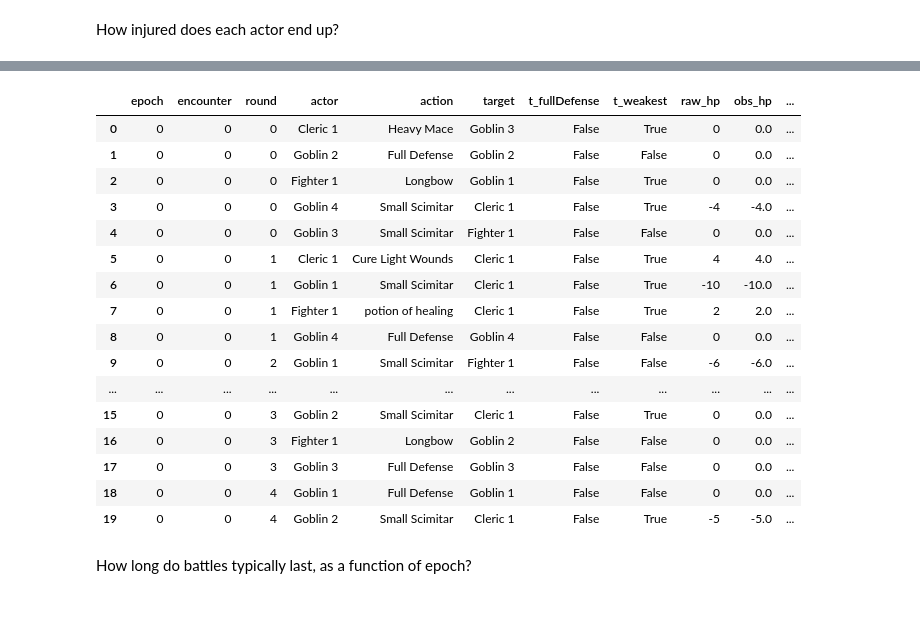
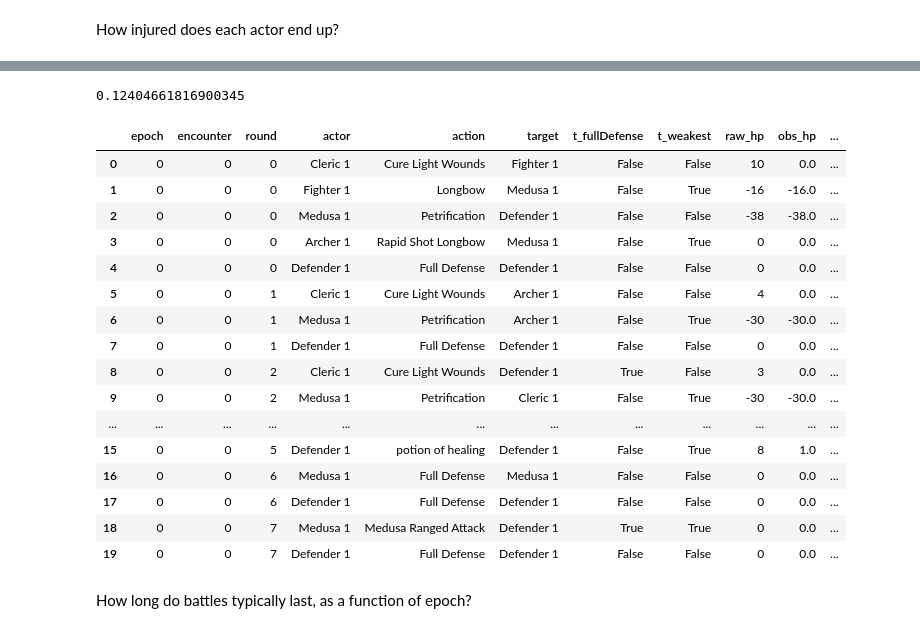
Before and after one commit to Willaem/PathfinderRL, a Jupyter notebook: analysis.ipynb, the cells around one changed output, grey strips where cells are left out. Drawn from its saved outputs; the diff is of its cells as text; code cells hidden in the pictures.

```diff
--- a/analysis.ipynb
+++ b/analysis.ipynb
@@ -17,7 +20,7 @@ def load(p):
     df['csv'] = str(p)
     return df
 
-df = pd.concat([load(x) for x in Path().glob("outcomes_*.csv") if x.stat().st_size > 1000], ignore_index=True)
+df = pd.concat([load(x) for x in Path().glob(f"output/{Experiment_Name}/outcomes_*.csv") if x.stat().st_size > 1000], ignore_index=True)
 df.team = np.array(['PCs', 'monsters'])[df.team]
 df.head()
 # %% [output]
@@ -42,29 +68,34 @@ pn.qplot('final_hp', data=x, geom='histogram', fill='actor', binwidth=1) + pn.fa
+# %%
+wins_avg = wins['team_win'].sum()/len(wins)
+print(wins_avg)
+# %% [output]
+0.12404661816900345
 # %%
 def load(p):
     df = pd.read_csv(p)
     df['csv'] = str(p)
     return df
 
-df = pd.concat([load(x) for x in Path().glob("actions_*.csv") if x.stat().st_size > 1000], ignore_index=True)
+df = pd.concat([load(x) for x in Path().glob(f"output/{Experiment_Name}/actions_*.csv") if x.stat().st_size > 1000], ignore_index=True)
 df.head(20)
 # %% [output]
 |  | epoch | encounter | round | actor | action | target | t_fullDefense | t_weakest | raw_hp | obs_hp | ... |
-| 0 | 0 | 0 | 0 | Cleric 1 | Heavy Mace | Goblin 3 | False | True | 0 | 0.0 | ... |
-| 1 | 0 | 0 | 0 | Goblin 2 | Full Defense | Goblin 2 | False | False | 0 | 0.0 | ... |
-| 2 | 0 | 0 | 0 | Fighter 1 | Longbow | Goblin 1 | False | True | 0 | 0.0 | ... |
-| 3 | 0 | 0 | 0 | Goblin 4 | Small Scimitar | Cleric 1 | False | True | -4 | -4.0 | ... |
-| 4 | 0 | 0 | 0 | Goblin 3 | Small Scimitar | Fighter 1 | False | False | 0 | 0.0 | ... |
-| 5 | 0 | 0 | 1 | Cleric 1 | Cure Light Wounds | Cleric 1 | False | True | 4 | 4.0 | ... |
-| 6 | 0 | 0 | 1 | Goblin 1 | Small Scimitar | Cleric 1 | False | True | -10 | -10.0 | ... |
-| 7 | 0 | 0 | 1 | Fighter 1 | potion of healing | Cleric 1 | False | True | 2 | 2.0 | ... |
-| 8 | 0 | 0 | 1 | Goblin 4 | Full Defense | Goblin 4 | False | False | 0 | 0.0 | ... |
-| 9 | 0 | 0 | 2 | Goblin 1 | Small Scimitar | Fighter 1 | False | False | -6 | -6.0 | ... |
+| 0 | 0 | 0 | 0 | Cleric 1 | Cure Light Wounds | Fighter 1 | False | False | 10 | 0.0 | ... |
+| 1 | 0 | 0 | 0 | Fighter 1 | Longbow | Medusa 1 | False | True | -16 | -16.0 | ... |
+| 2 | 0 | 0 | 0 | Medusa 1 | Petrification | Defender 1 | False | False | -38 | -38.0 | ... |
+| 3 | 0 | 0 | 0 | Archer 1 | Rapid Shot Longbow | Medusa 1 | False | True | 0 | 0.0 | ... |
+| 4 | 0 | 0 | 0 | Defender 1 | Full Defense | Defender 1 | False | False | 0 | 0.0 | ... |
+| 5 | 0 | 0 | 1 | Cleric 1 | Cure Light Wounds | Archer 1 | False | False | 4 | 0.0 | ... |
+| 6 | 0 | 0 | 1 | Medusa 1 | Petrification | Archer 1 | False | True | -30 | -30.0 | ... |
+| 7 | 0 | 0 | 1 | Defender 1 | Full Defense | Defender 1 | False | False | 0 | 0.0 | ... |
+| 8 | 0 | 0 | 2 | Cleric 1 | Cure Light Wounds | Defender 1 | True | False | 3 | 0.0 | ... |
+| 9 | 0 | 0 | 2 | Medusa 1 | Petrification | Cleric 1 | False | True | -30 | -30.0 | ... |
 | ... | ... | ... | ... | ... | ... | ... | ... | ... | ... | ... | ... |
-| 15 | 0 | 0 | 3 | Goblin 2 | Small Scimitar | Cleric 1 | False | True | 0 | 0.0 | ... |
-| 16 | 0 | 0 | 3 | Fighter 1 | Longbow | Goblin 2 | False | False | 0 | 0.0 | ... |
-| 17 | 0 | 0 | 3 | Goblin 3 | Full Defense | Goblin 3 | False | False | 0 | 0.0 | ... |
-| 18 | 0 | 0 | 4 | Goblin 1 | Full Defense | Goblin 1 | False | False | 0 | 0.0 | ... |
-| 19 | 0 | 0 | 4 | Goblin 2 | Small Scimitar | Cleric 1 | False | True | -5 | -5.0 | ... |
+| 15 | 0 | 0 | 5 | Defender 1 | potion of healing | Defender 1 | False | True | 8 | 1.0 | ... |
+| 16 | 0 | 0 | 6 | Medusa 1 | Full Defense | Medusa 1 | False | False | 0 | 0.0 | ... |
+| 17 | 0 | 0 | 6 | Defender 1 | Full Defense | Defender 1 | False | False | 0 | 0.0 | ... |
+| 18 | 0 | 0 | 7 | Medusa 1 | Medusa Ranged Attack | Defender 1 | True | True | 0 | 0.0 | ... |
+| 19 | 0 | 0 | 7 | Defender 1 | Full Defense | Defender 1 | False | False | 0 | 0.0 | ... |
 # %% [markdown]
 How long do battles typically last, as a function of epoch?
 # %%
```
Also changed, not shown: parts of 15 cells of this notebook, 3 other files.
